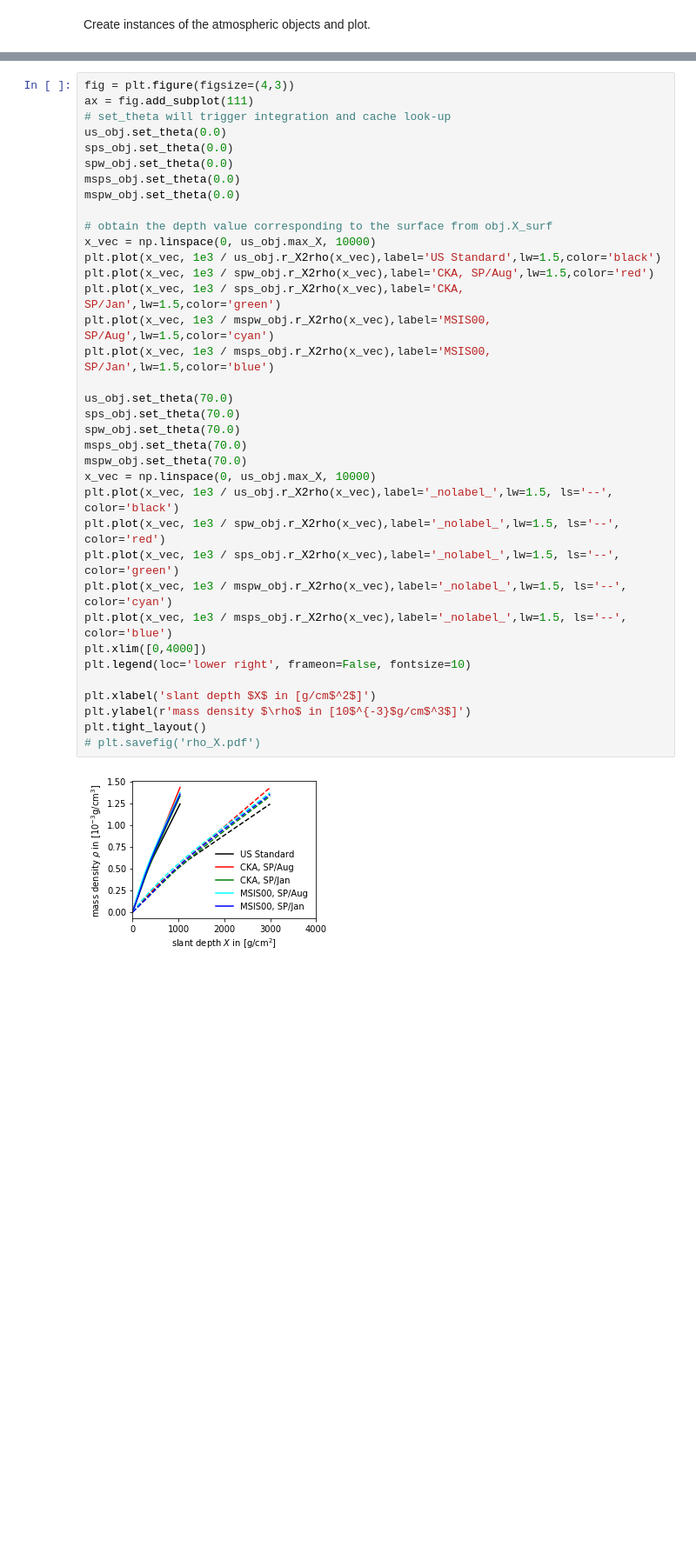
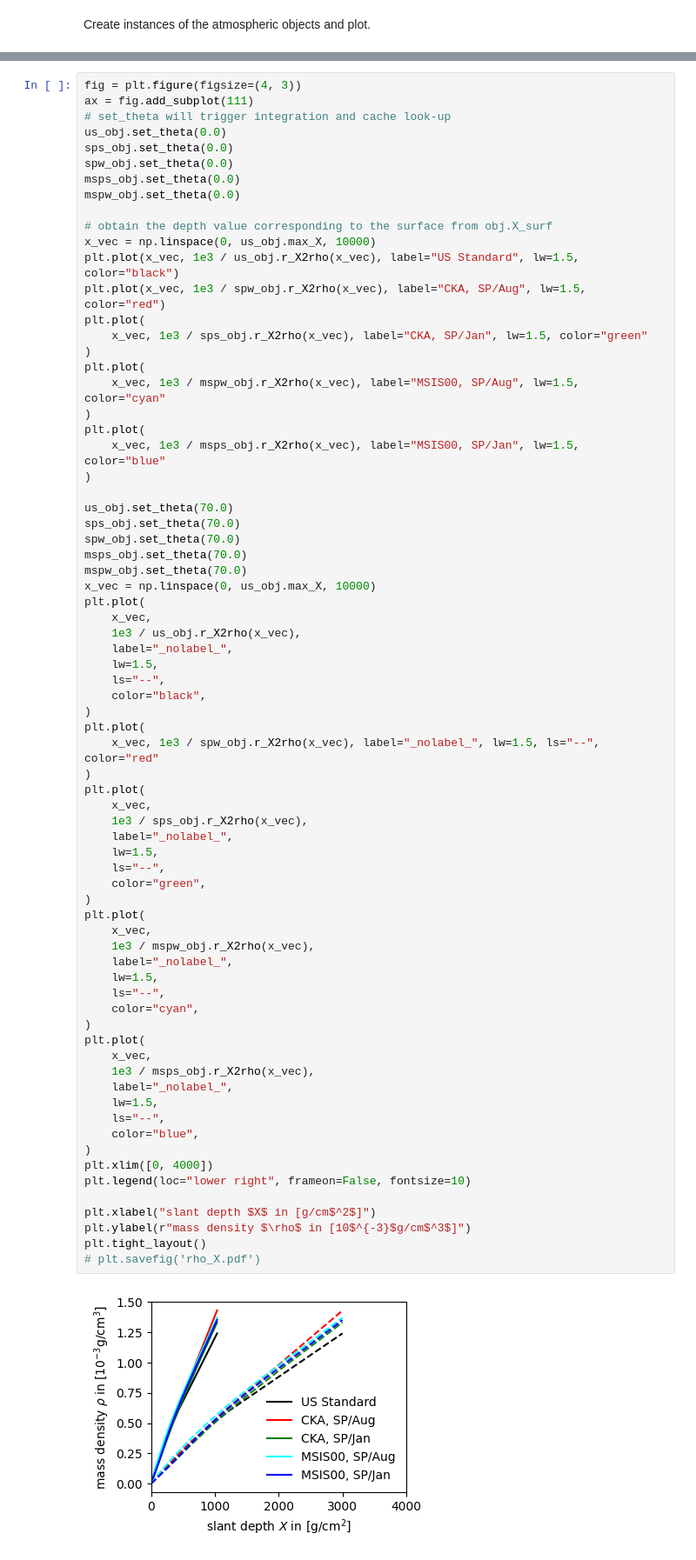
Before and after one commit to mceq-project/MCEq, a Jupyter notebook: examples/Plot_density_depth_relations.ipynb, the cells around one changed output, grey strips where cells are left out. Shown at 87% size. Drawn from its saved outputs; the diff is of its cells as text; blank space fills up the shorter version.

```diff
--- a/examples/Plot_density_depth_relations.ipynb
+++ b/examples/Plot_density_depth_relations.ipynb
@@ -18,38 +18,74 @@ mspw_obj = MSIS00Atmosphere('SouthPole', 'August')
 # %%
-fig = plt.figure(figsize=(4,3))
+fig = plt.figure(figsize=(4, 3))
 ax = fig.add_subplot(111)
 # set_theta will trigger integration and cache look-up
 us_obj.set_theta(0.0)
 sps_obj.set_theta(0.0)
 spw_obj.set_theta(0.0)
 msps_obj.set_theta(0.0)
 mspw_obj.set_theta(0.0)
 
 # obtain the depth value corresponding to the surface from obj.X_surf
 x_vec = np.linspace(0, us_obj.max_X, 10000)
-plt.plot(x_vec, 1e3 / us_obj.r_X2rho(x_vec),label='US Standard',lw=1.5,color='black')
-plt.plot(x_vec, 1e3 / spw_obj.r_X2rho(x_vec),label='CKA, SP/Aug',lw=1.5,color='red')
-plt.plot(x_vec, 1e3 / sps_obj.r_X2rho(x_vec),label='CKA, SP/Jan',lw=1.5,color='green')
-plt.plot(x_vec, 1e3 / mspw_obj.r_X2rho(x_vec),label='MSIS00, SP/Aug',lw=1.5,color='cyan')
-plt.plot(x_vec, 1e3 / msps_obj.r_X2rho(x_vec),label='MSIS00, SP/Jan',lw=1.5,color='blue')
+plt.plot(x_vec, 1e3 / us_obj.r_X2rho(x_vec), label="US Standard", lw=1.5, color="black")
+plt.plot(x_vec, 1e3 / spw_obj.r_X2rho(x_vec), label="CKA, SP/Aug", lw=1.5, color="red")
+plt.plot(
+    x_vec, 1e3 / sps_obj.r_X2rho(x_vec), label="CKA, SP/Jan", lw=1.5, color="green"
+)
+plt.plot(
+    x_vec, 1e3 / mspw_obj.r_X2rho(x_vec), label="MSIS00, SP/Aug", lw=1.5, color="cyan"
+)
+plt.plot(
+    x_vec, 1e3 / msps_obj.r_X2rho(x_vec), label="MSIS00, SP/Jan", lw=1.5, color="blue"
+)
 
 us_obj.set_theta(70.0)
 sps_obj.set_theta(70.0)
 spw_obj.set_theta(70.0)
 msps_obj.set_theta(70.0)
 mspw_obj.set_theta(70.0)
 x_vec = np.linspace(0, us_obj.max_X, 10000)
-plt.plot(x_vec, 1e3 / us_obj.r_X2rho(x_vec),label='_nolabel_',lw=1.5, ls='--', color='black')
-plt.plot(x_vec, 1e3 / spw_obj.r_X2rho(x_vec),label='_nolabel_',lw=1.5, ls='--', color='red')
-plt.plot(x_vec, 1e3 / sps_obj.r_X2rho(x_vec),label='_nolabel_',lw=1.5, ls='--', color='green')
-plt.plot(x_vec, 1e3 / mspw_obj.r_X2rho(x_vec),label='_nolabel_',lw=1.5, ls='--', color='cyan')
-plt.plot(x_vec, 1e3 / msps_obj.r_X2rho(x_vec),label='_nolabel_',lw=1.5, ls='--', color='blue')
-plt.xlim([0,4000])
-plt.legend(loc='lower right', frameon=False, fontsize=10)
+plt.plot(
+    x_vec,
+    1e3 / us_obj.r_X2rho(x_vec),
+    label="_nolabel_",
+    lw=1.5,
+    ls="--",
+    color="black",
+)
+plt.plot(
+    x_vec, 1e3 / spw_obj.r_X2rho(x_vec), label="_nolabel_", lw=1.5, ls="--", color="red"
+)
+plt.plot(
+    x_vec,
+    1e3 / sps_obj.r_X2rho(x_vec),
+    label="_nolabel_",
+    lw=1.5,
+    ls="--",
+    color="green",
+)
+plt.plot(
+    x_vec,
+    1e3 / mspw_obj.r_X2rho(x_vec),
+    label="_nolabel_",
+    lw=1.5,
+    ls="--",
+    color="cyan",
+)
+plt.plot(
+    x_vec,
+    1e3 / msps_obj.r_X2rho(x_vec),
+    label="_nolabel_",
+    lw=1.5,
+    ls="--",
+    color="blue",
+)
+plt.xlim([0, 4000])
+plt.legend(loc="lower right", frameon=False, fontsize=10)
 
-plt.xlabel('slant depth $X$ in [g/cm$^2$]')
-plt.ylabel(r'mass density $\rho$ in [10$^{-3}$g/cm$^3$]')
+plt.xlabel("slant depth $X$ in [g/cm$^2$]")
+plt.ylabel(r"mass density $\rho$ in [10$^{-3}$g/cm$^3$]")
 plt.tight_layout()
 # plt.savefig('rho_X.pdf')
 # %% [output]
-[figure, old version]
+[figure, new version]
```
Also changed, not shown: parts of 2 cells of this notebook, 8 other files.
